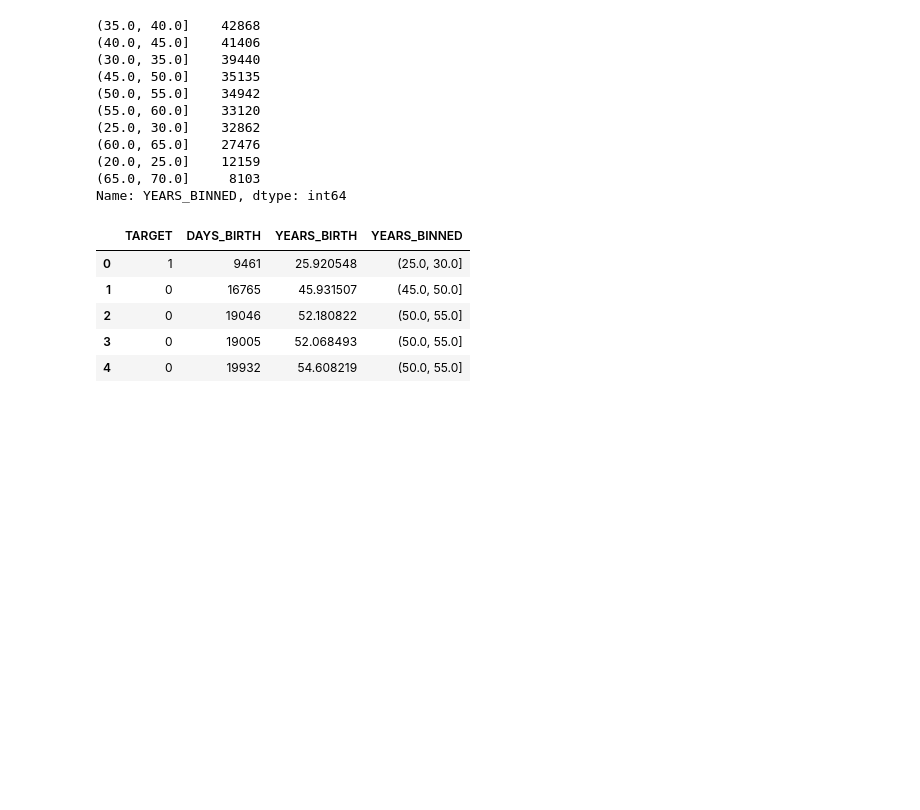
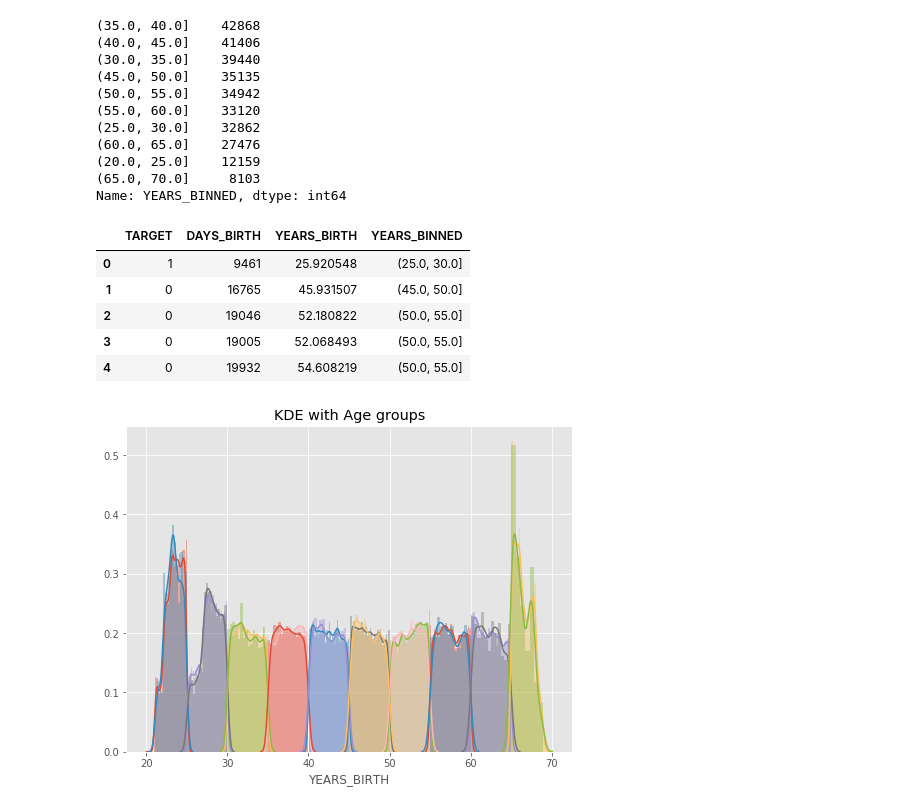
Before and after one commit to tesonwang/2nd-ML100Days, a Jupyter notebook: homework/Day_011_HW.ipynb, the cells around one changed output. Saved outputs shown, nothing was run; the diff lists cells and outputs as text; code cells hidden in the pictures; blank space fills up the shorter version.

```diff
--- a/homework/Day_011_HW.ipynb
+++ b/homework/Day_011_HW.ipynb
@@ -82,19 +82,21 @@ Name: YEARS_BINNED, dtype: int64
 # %%
 # 繪圖前先排序 / 分組
 """
 Your Code Here
 """
-year_group_sorted = sorted(age_data['YEARS_BINNED'])
+year_group_sorted = np.sort(age_data['YEARS_BINNED'].unique()) #sorted(age_data['YEARS_BINNED'])
 
 plt.figure(figsize=(8,6))
 for i in range(len(year_group_sorted)):
     sns.distplot(age_data.loc[(age_data['YEARS_BINNED'] == year_group_sorted[i]) & \
                               (age_data['TARGET'] == 0), 'YEARS_BIRTH'], label = str(year_group_sorted[i]))
 
     sns.distplot(age_data.loc[(age_data['YEARS_BINNED'] == year_group_sorted[i]) & \
                               (age_data['TARGET'] == 1), 'YEARS_BIRTH'], label = str(year_group_sorted[i]))
 plt.title('KDE with Age groups')
 plt.show()
+# %% [output]
+[figure, added]
 # %%
 # 計算每個年齡區間的 Target、DAYS_BIRTH與 YEARS_BIRTH 的平均值
 age_groups  = age_data.groupby('YEARS_BINNED').mean()
```
Also changed, not shown: parts of 2 cells of this notebook.
